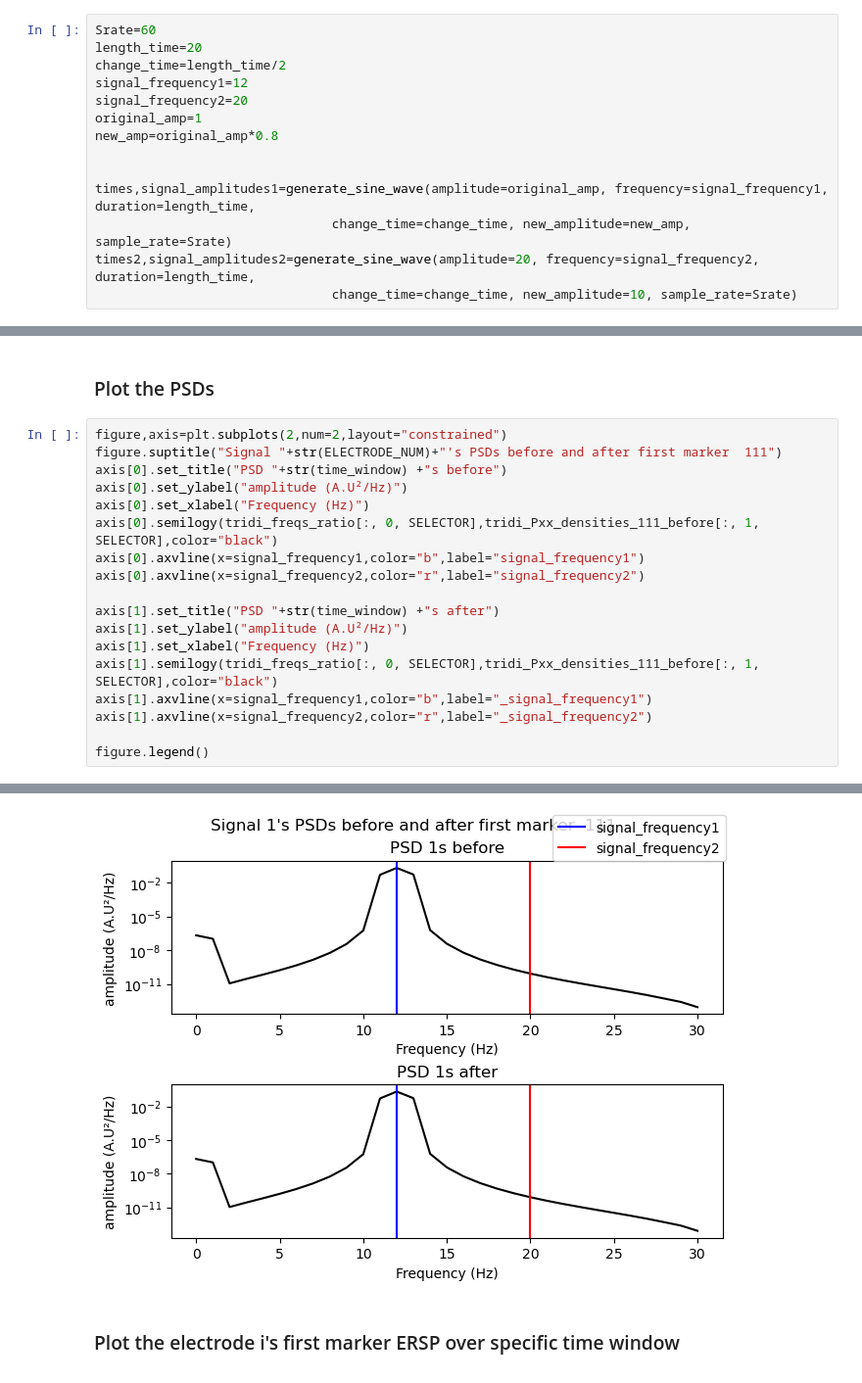
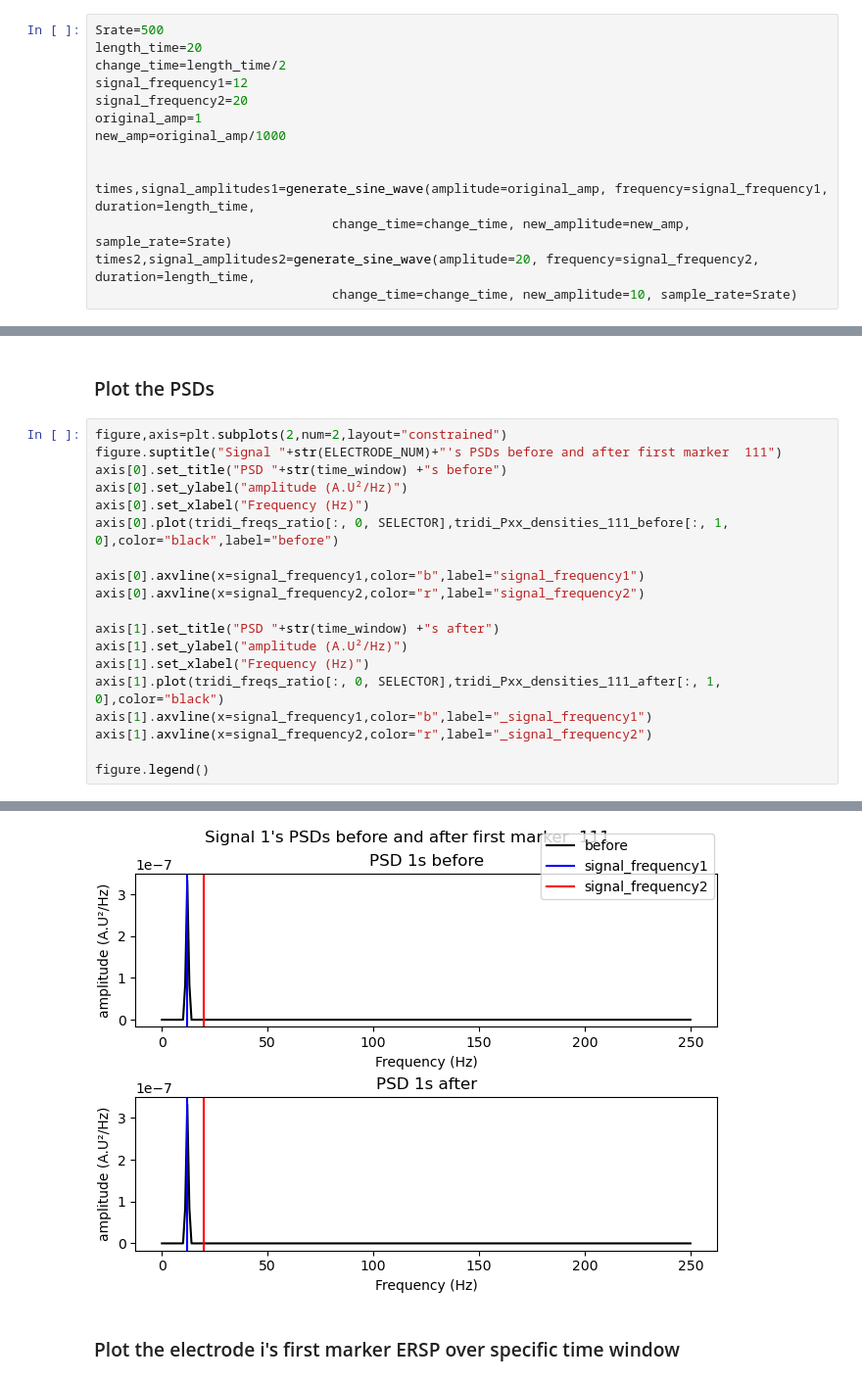
Before and after one commit to iwissemben/Stage_Signal_Physio, a Jupyter notebook: SRC/sandbox.ipynb, the cells around one changed output, grey strips where cells are left out. Shown at 98% size. Drawn from its saved outputs; the diff is of its cells as text.

```diff
--- a/SRC/sandbox.ipynb
+++ b/SRC/sandbox.ipynb
@@ -22,11 +26,11 @@ plt.close("all")  # close all figure windows
 # %%
-Srate=60
+Srate=500
 length_time=20
 change_time=length_time/2
 signal_frequency1=12
 signal_frequency2=20
 original_amp=1
-new_amp=original_amp*0.8
+new_amp=original_amp/1000
 
 
 times,signal_amplitudes1=generate_sine_wave(amplitude=original_amp, frequency=signal_frequency1, duration=length_time,
@@ -125,24 +132,25 @@ if np.array_equal(tridi_freqs_after,tridi_freqs_before) :
 # %%
 figure,axis=plt.subplots(2,num=2,layout="constrained")
 figure.suptitle("Signal "+str(ELECTRODE_NUM)+"'s PSDs before and after first marker  111")
 axis[0].set_title("PSD "+str(time_window) +"s before")
 axis[0].set_ylabel("amplitude (A.U²/Hz)")
 axis[0].set_xlabel("Frequency (Hz)")
-axis[0].semilogy(tridi_freqs_ratio[:, 0, SELECTOR],tridi_Pxx_densities_111_before[:, 1, SELECTOR],color="black")
+axis[0].plot(tridi_freqs_ratio[:, 0, SELECTOR],tridi_Pxx_densities_111_before[:, 1, 0],color="black",label="before")
+
 axis[0].axvline(x=signal_frequency1,color="b",label="signal_frequency1")
 axis[0].axvline(x=signal_frequency2,color="r",label="signal_frequency2")
 
 axis[1].set_title("PSD "+str(time_window) +"s after")
 axis[1].set_ylabel("amplitude (A.U²/Hz)")
 axis[1].set_xlabel("Frequency (Hz)")
-axis[1].semilogy(tridi_freqs_ratio[:, 0, SELECTOR],tridi_Pxx_densities_111_before[:, 1, SELECTOR],color="black")
+axis[1].plot(tridi_freqs_ratio[:, 0, SELECTOR],tridi_Pxx_densities_111_after[:, 1, 0],color="black")
 axis[1].axvline(x=signal_frequency1,color="b",label="_signal_frequency1")
 axis[1].axvline(x=signal_frequency2,color="r",label="_signal_frequency2")
 
 figure.legend()
 # %% [output]
 <matplotlib.legend.Legend at 0x...>
-[figure, old version]
+[figure, new version]
 # %% [markdown]
 ### Plot the electrode i's first marker ERSP over specific time window
 # %%
```
Also changed, not shown: parts of 9 cells of this notebook, 4 other files.
